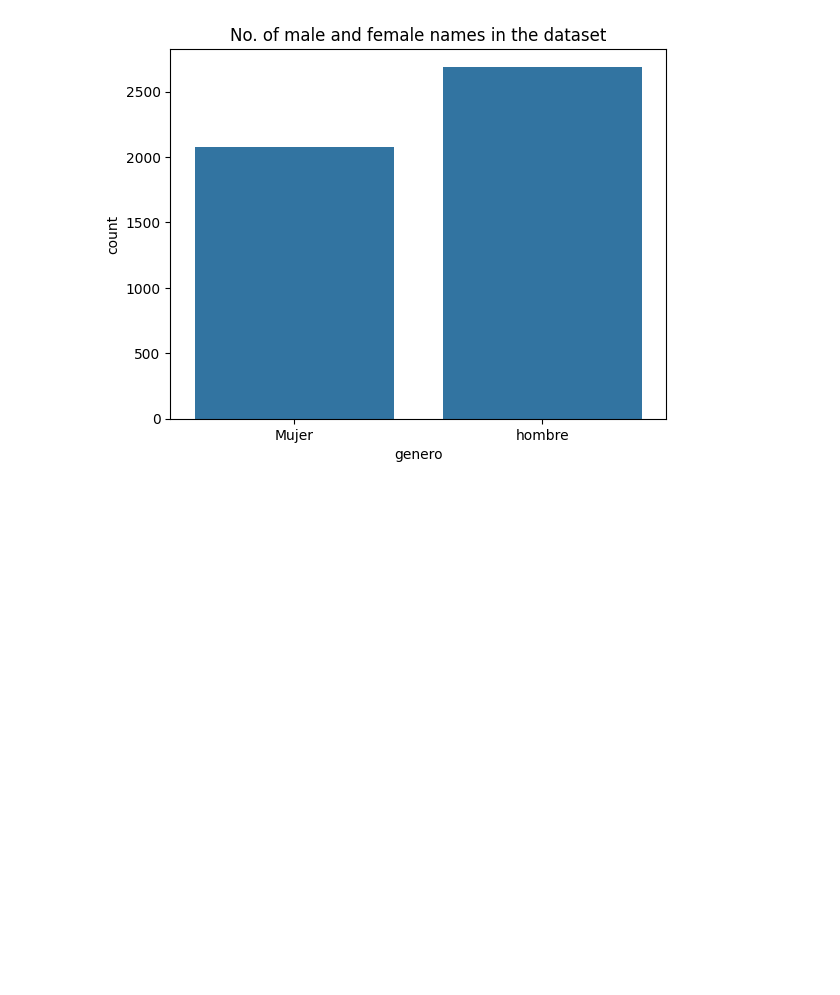
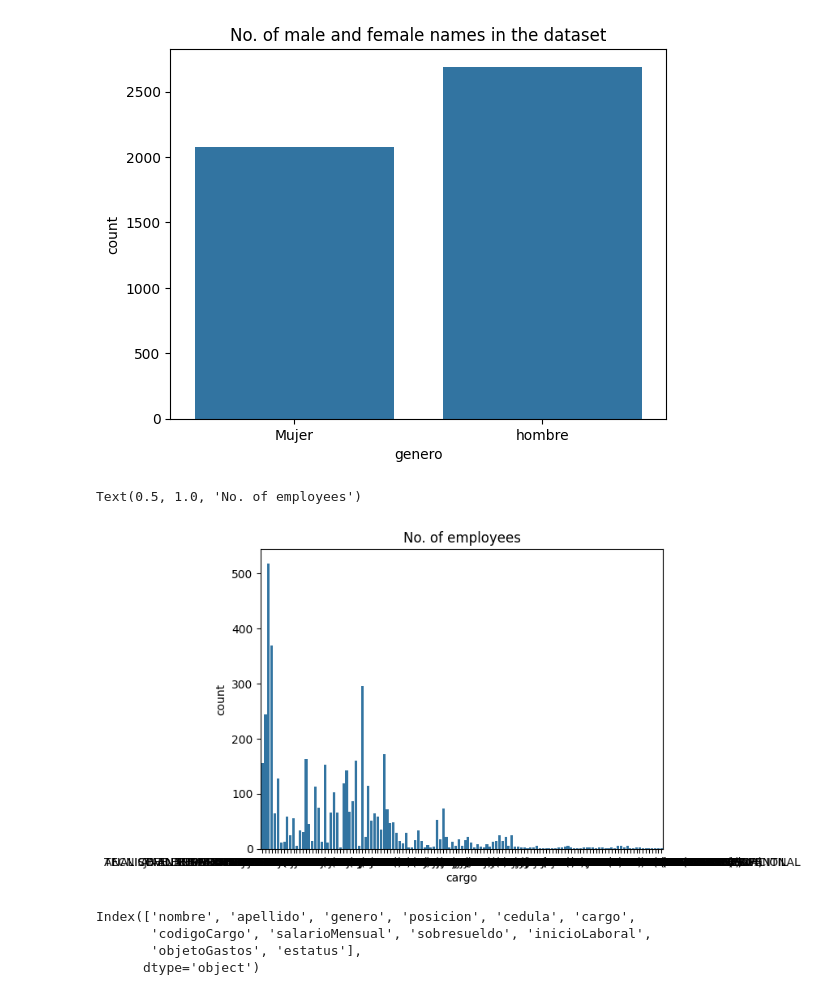
Before and after one commit to danielrawlins21/Data-Scrapping, a Jupyter notebook: Exploration.ipynb, the cells around one changed output. Drawn from its saved outputs; the diff is of its cells as text; code cells hidden in the pictures; blank space fills up the shorter version.

```diff
--- a/Exploration.ipynb
+++ b/Exploration.ipynb
@@ -133,3 +133,16 @@ plt.xticks([0,1],('Mujer','hombre'))
   <matplotlib.axis.XTick at 0x...>],
  [Text(0, 0, 'Mujer'), Text(1, 0, 'hombre')])
 [figure]
+# %%
+sns.countplot(x='cargo',data=dataset)
+plt.title('No. of employees')
+# %% [output]
+Text(0.5, 1.0, 'No. of employees')
+[figure, added]
+# %%
+dataset.keys()
+# %% [output]
+Index(['nombre', 'apellido', 'genero', 'posicion', 'cedula', 'cargo',
+       'codigoCargo', 'salarioMensual', 'sobresueldo', 'inicioLaboral',
+       'objetoGastos', 'estatus'],
+      dtype='object')
```
Also changed, not shown: parts of 8 cells of this notebook.
